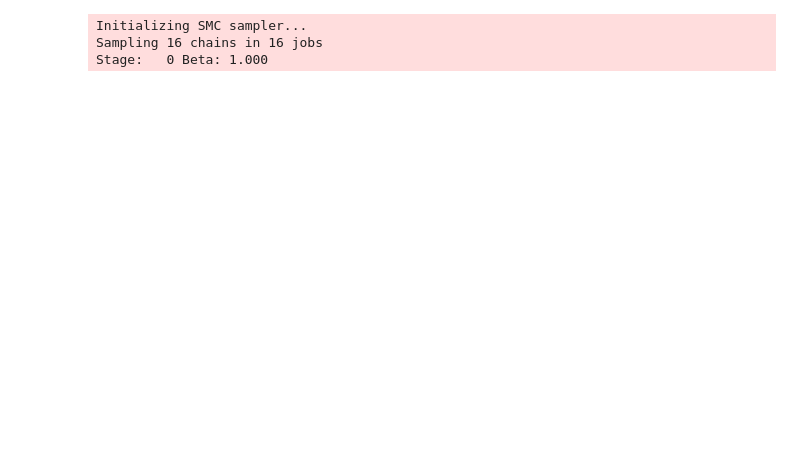
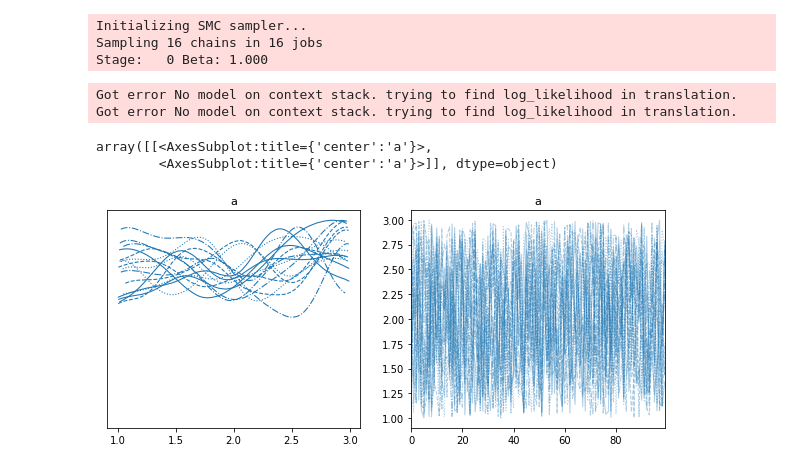
Before and after one commit to alexeykosh/2022-generative-inference-lexical-organization, a Jupyter notebook: ABC_draft.ipynb, the cells around one changed output. Saved outputs shown, nothing was run; the diff lists cells and outputs as text; code cells hidden in the pictures; blank space fills up the shorter version.

```diff
--- a/ABC_draft.ipynb
+++ b/ABC_draft.ipynb
@@ -45,11 +44,0 @@ def normal_simulator(μ, σ):
-# %%
-with pm.Model() as gauss:
-    μ = pm.Normal('μ', mu=0, sd=1)
-    σ = pm.HalfNormal('σ', sd=1)
-    s = pm.Simulator('s', normal_simulator, params=[μ, σ],
-                     distance="gaussian",
-                     sum_stat="sort",
-                     epsilon=1,
-                     observed=data)
-    trace_g = pm.sample_smc(kernel="ABC",
-                            parallel=True)
@@ -324,14 +300,20 @@ array([0.04852032, 0.15435584, 0.16217019, 0.14912646, 0.13391372,
 with pm.Model() as sense_abc:
     a = pm.Uniform('a', lower=1, upper=3)
     sim = pm.Simulator('sim', sense_modelv1, params=[a],
-                     distance="gaussian",
-                     epsilon=5,
+                     distance="kullback_leibler",
+                     epsilon=1,
                      observed=data_obs)
-    trace_sense = pm.sample_smc(draws=300, n_steps=6, kernel="ABC",
+    trace_sense = pm.sample_smc(draws=100, n_steps=2, kernel="ABC",
                             parallel=True, cores=16)
 # %% [output]
 Initializing SMC sampler...
 Sampling 16 chains in 16 jobs
 Stage:   0 Beta: 1.000
 # %%
-az.plot_trace(trace_sense, kind="rank_vlines", figsize=(10, 4))
+az.plot_trace(trace_sense, figsize=(10, 4))
+# %% [output]
+Got error No model on context stack. trying to find log_likelihood in translation.
+Got error No model on context stack. trying to find log_likelihood in translation.
+array([[<AxesSubplot:title={'center':'a'}>,
+        <AxesSubplot:title={'center':'a'}>]], dtype=object)
+[figure, added]
```
Also changed, not shown: parts of 12 cells of this notebook.
